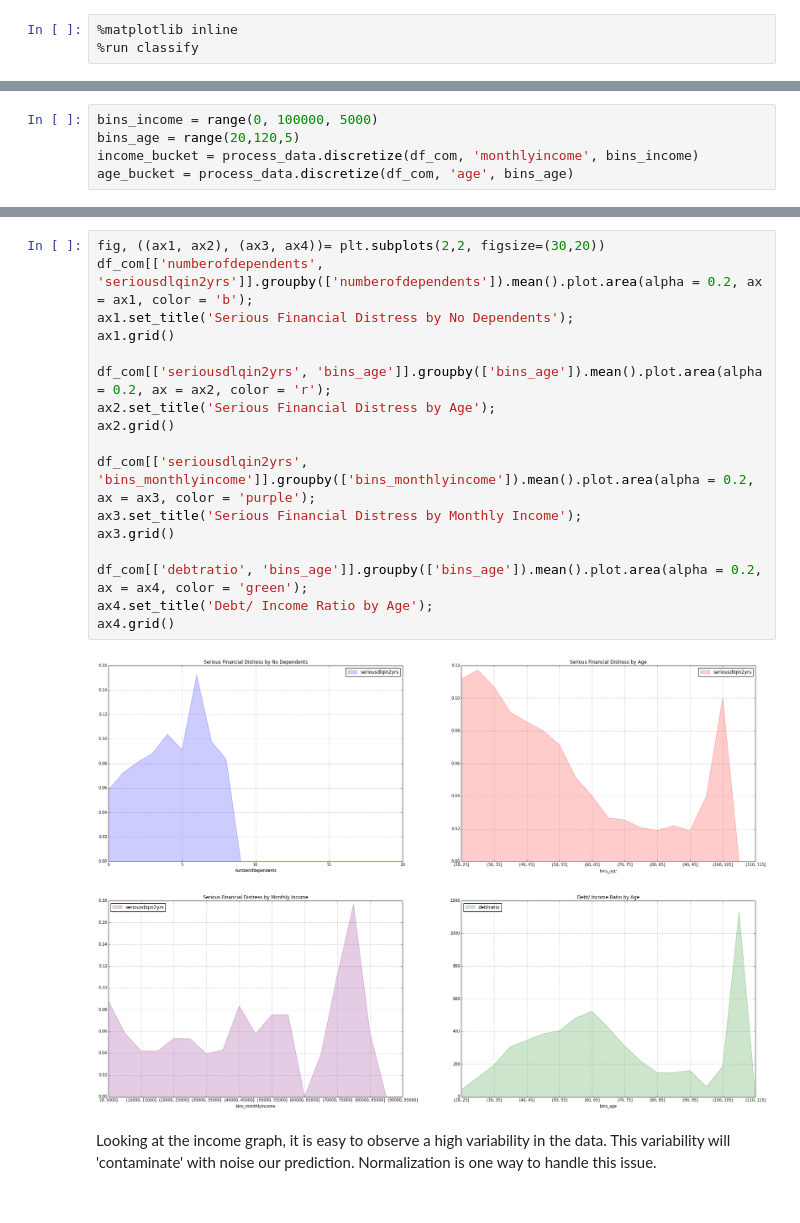
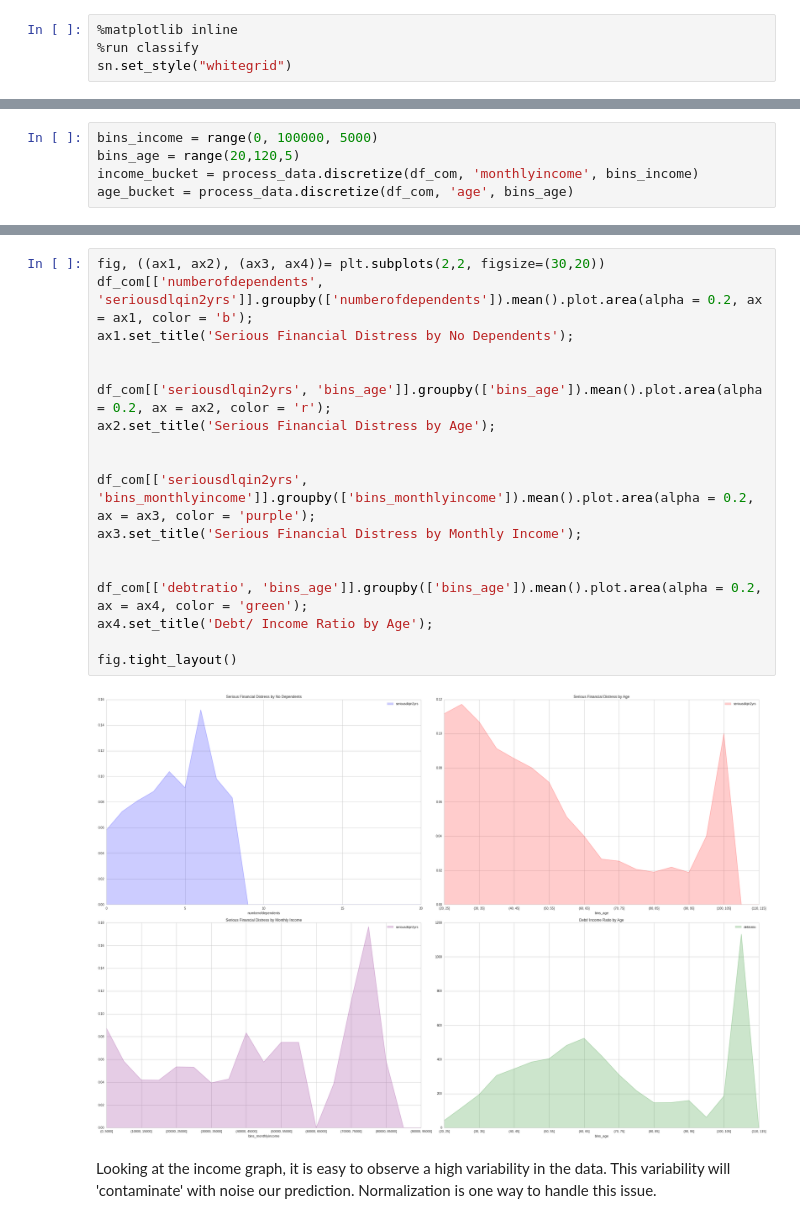
Before and after one commit to ju-arroyom/ML-Pub-Policy, a Jupyter notebook: hw2/ML-PS2.ipynb, the cells around one changed output, grey strips where cells are left out. Cells and saved outputs as stored; diff of their text form.

```diff
--- a/hw2/ML-PS2.ipynb
+++ b/hw2/ML-PS2.ipynb
@@ -3,6 +3,7 @@
 # %%
 %matplotlib inline
 %run classify
+sn.set_style("whitegrid")
 # %% [markdown]
 # Problems 1 - 4
 # %%
@@ -289,22 +327,23 @@ age_bucket = process_data.discretize(df_com, 'age', bins_age)
 # %%
 fig, ((ax1, ax2), (ax3, ax4))= plt.subplots(2,2, figsize=(30,20))
 df_com[['numberofdependents', 'seriousdlqin2yrs']].groupby(['numberofdependents']).mean().plot.area(alpha = 0.2, ax = ax1, color = 'b');
 ax1.set_title('Serious Financial Distress by No Dependents');
-ax1.grid()
+
 
 df_com[['seriousdlqin2yrs', 'bins_age']].groupby(['bins_age']).mean().plot.area(alpha = 0.2, ax = ax2, color = 'r');
 ax2.set_title('Serious Financial Distress by Age');
-ax2.grid()
+
 
 df_com[['seriousdlqin2yrs', 'bins_monthlyincome']].groupby(['bins_monthlyincome']).mean().plot.area(alpha = 0.2, ax = ax3, color = 'purple');
 ax3.set_title('Serious Financial Distress by Monthly Income');
-ax3.grid()
+
 
 df_com[['debtratio', 'bins_age']].groupby(['bins_age']).mean().plot.area(alpha = 0.2, ax = ax4, color = 'green');
 ax4.set_title('Debt/ Income Ratio by Age');
-ax4.grid()
+
+fig.tight_layout()
 # %% [output]
-[figure, old version]
+[figure, new version]
 # %% [markdown]
 Looking at the income graph, it is easy to observe a high variability in the data. This variability will 'contaminate' with noise our prediction. Normalization is one way to handle this issue.
 # %%
```
Also changed, not shown: parts of 42 cells of this notebook, 1 other file.
